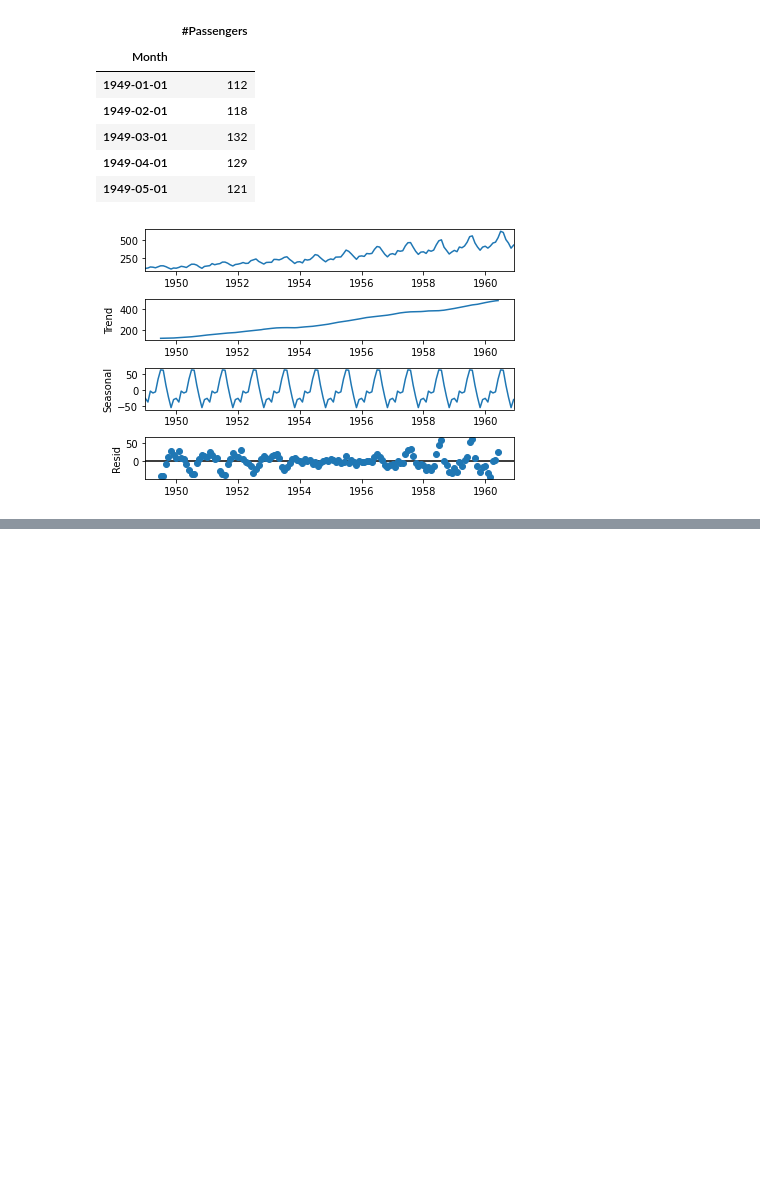
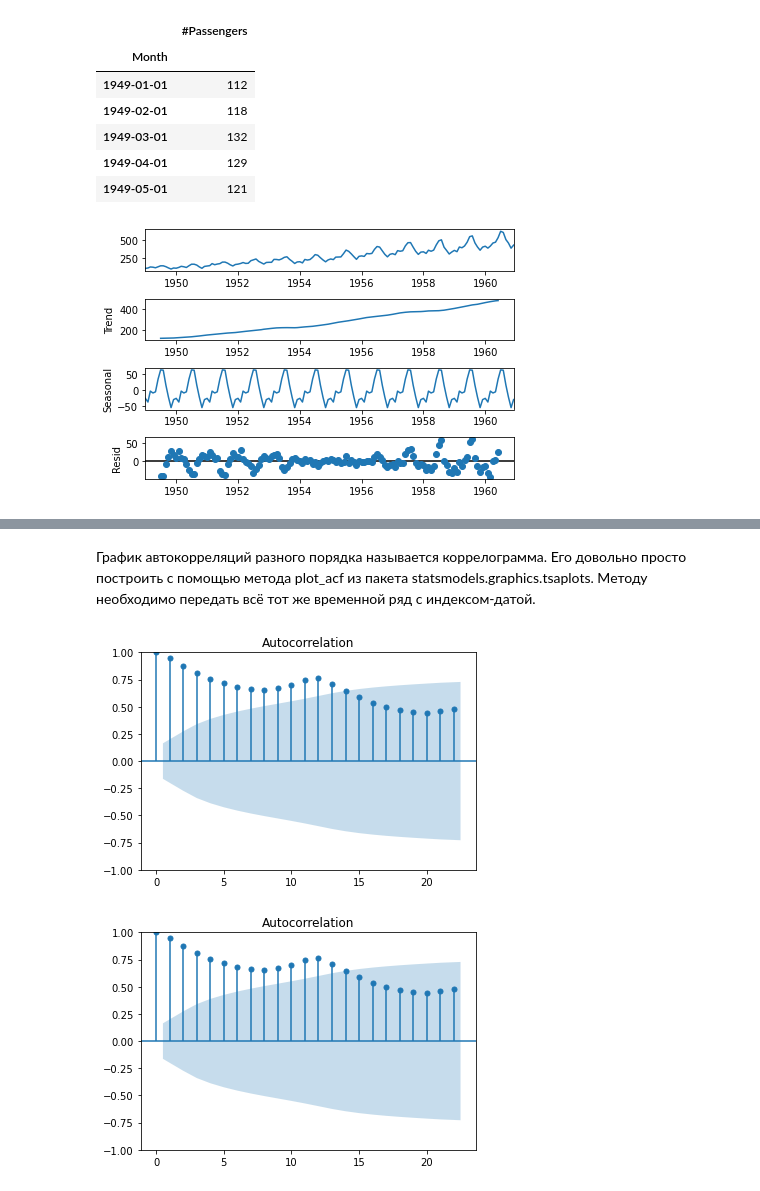
Before and after one commit to Motoborg/MATH_ML_12_----_---_I, a Jupyter notebook: NB_Y_vrem_rjad.ipynb, the cells around one changed output, grey strips where cells are left out. Cells and saved outputs as stored; diff of their text form; code cells hidden in the pictures; blank space fills up the shorter version.

```diff
--- a/NB_Y_vrem_rjad.ipynb
+++ b/NB_Y_vrem_rjad.ipynb
@@ -4,8 +5,8 @@
 import pandas as pd
 import matplotlib.pyplot as plt
 # %%
-df = pd.read_csv("data/AirPassengers.csv", index_col='Month', parse_dates=['Month'])
-df.head()
+df_air = pd.read_csv("data/AirPassengers.csv", index_col='Month', parse_dates=['Month'])
+df_air.head()
 # %% [output]
 |  | #Passengers |
 | Month |  |
@@ -25,0 +124,9 @@ plt.show()
+# %% [markdown]
+График автокорреляций разного порядка называется коррелограмма. Его довольно просто построить с помощью метода plot_acf из пакета statsmodels.graphics.tsaplots. Методу необходимо передать всё тот же временной ряд с индексом-датой.
+# %%
+from statsmodels.graphics.tsaplots import plot_acf
+# df = pd.read_csv("AirPassengers.csv", index_col='Month', parse_dates=['Month'])
+plot_acf(df_air)
+# %% [output]
+[figure, added]
+[figure, added]
```
Also changed, not shown: parts of 18 cells of this notebook, 7 other files.
